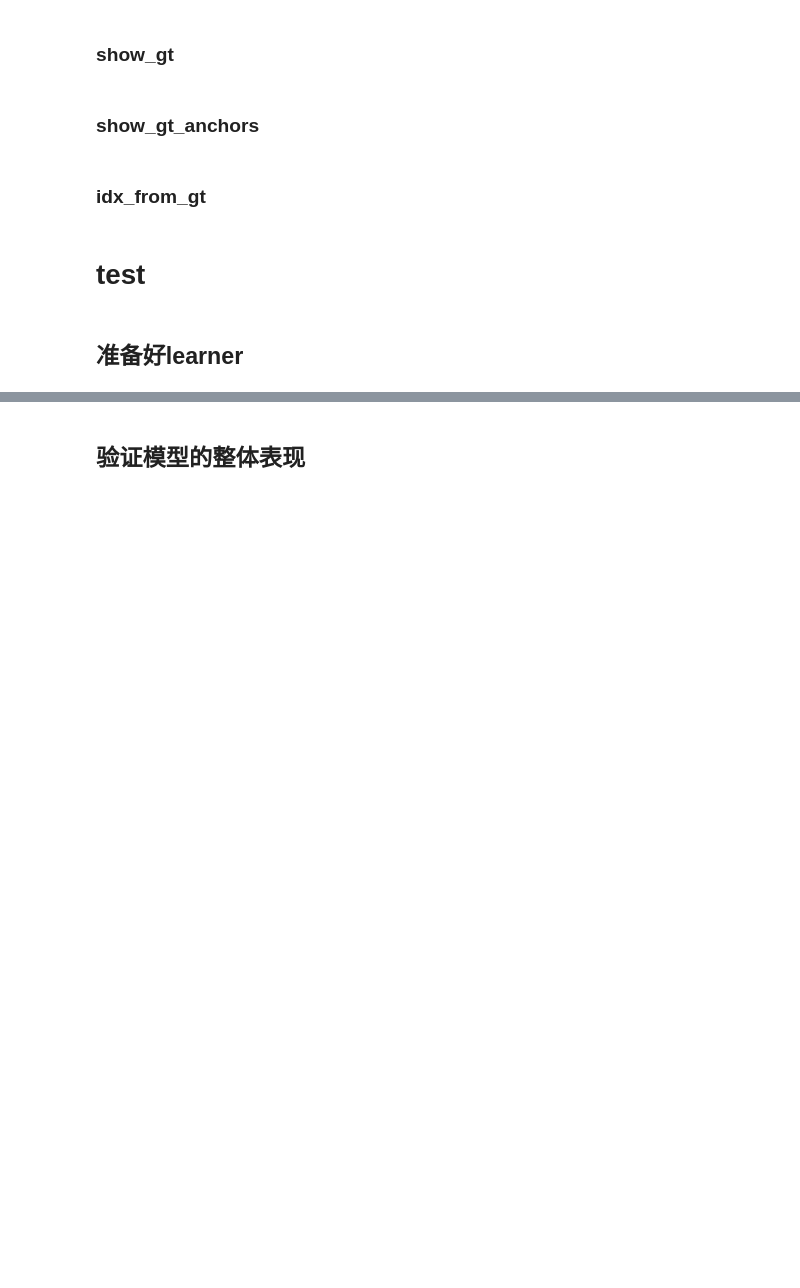
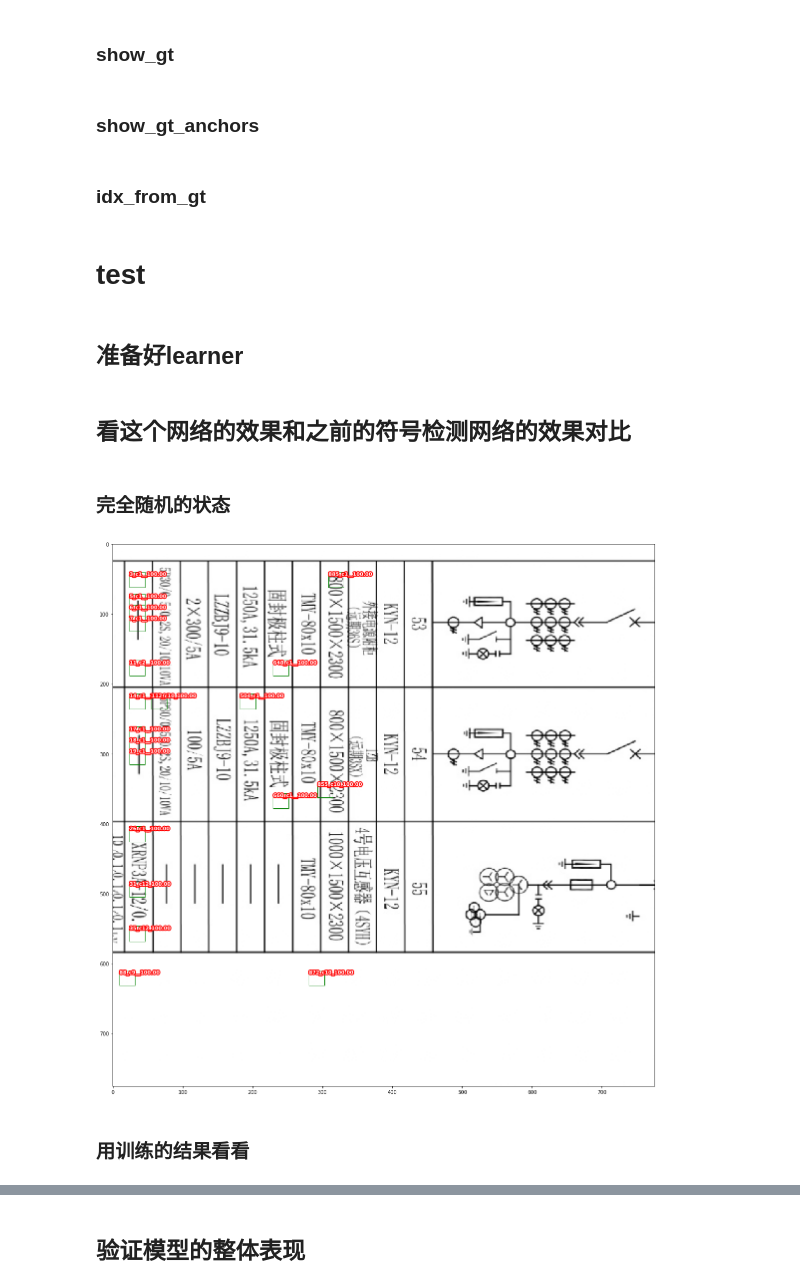
Before and after one commit to uid42/sick_tree_detection, a Jupyter notebook: interpretation_std.ipynb, the cells around one changed output, grey strips where cells are left out. Drawn from its saved outputs; the diff is of its cells as text; code cells hidden in the pictures; blank space fills up the shorter version.

```diff
--- a/interpretation_std.ipynb
+++ b/interpretation_std.ipynb
@@ -197,10 +220,12 @@ def show_top_pred(x,netOut,n=10):
 # %% [markdown]
 ## 准备好learner
 # %%
-device = torch.device('cuda')
+device = torch.device('cuda', 1)
+# %%
+device_ids = [1]
 # %%
 #先用detect_symbol的数据集测试
-data = nb_databunch.get_databunch(data_root = '../detect_symbol/data/ds_20200429', bs=4, device=device)
+data = nb_databunch.get_databunch(data_root = '../detect_symbol/data/ds_20200429', bs=8, device=device)
 x,y = data.one_batch()
 # %%
 gaf = nb_anchors_loss_metrics_std.GridAnchor_Funcs_std(fig_hw = (776,776)
@@ -227,6 +255,28 @@ if hasattr(learn.model, "module"):
 learn.model.to(device);
 
 if device.type=='cuda':
-    learn.model = torch.nn.DataParallel(model,device_ids=[0,1])
+    learn.model = torch.nn.DataParallel(model,device_ids=device_ids)
 # %%
 learn.model.eval();
+# %% [markdown]
+## 看这个网络的效果和之前的符号检测网络的效果对比
+# %% [markdown]
+### 完全随机的状态
+# %%
+if True:
+    model = nb_resnet_ssd_std.get_resnet18_1ssd_std(num_classes = 17)
+    learn = Learner(data,model)
+    # 把模型放到device上，如果使用GPU，则设置使用哪几个GPU
+    if hasattr(learn.model, "module"):
+        learn.model = model.module
+    learn.model.to(device);
+    if device.type=='cuda':
+        learn.model = torch.nn.DataParallel(model,device_ids=device_ids)
+    learn.model.eval();
+
+    out = learn.model(x)
+    top_idx=show_top_pred(x,out,20)
+# %% [output]
+[figure, added]
+# %% [markdown]
+### 用训练的结果看看
```
Also changed, not shown: parts of 25 cells of this notebook.
